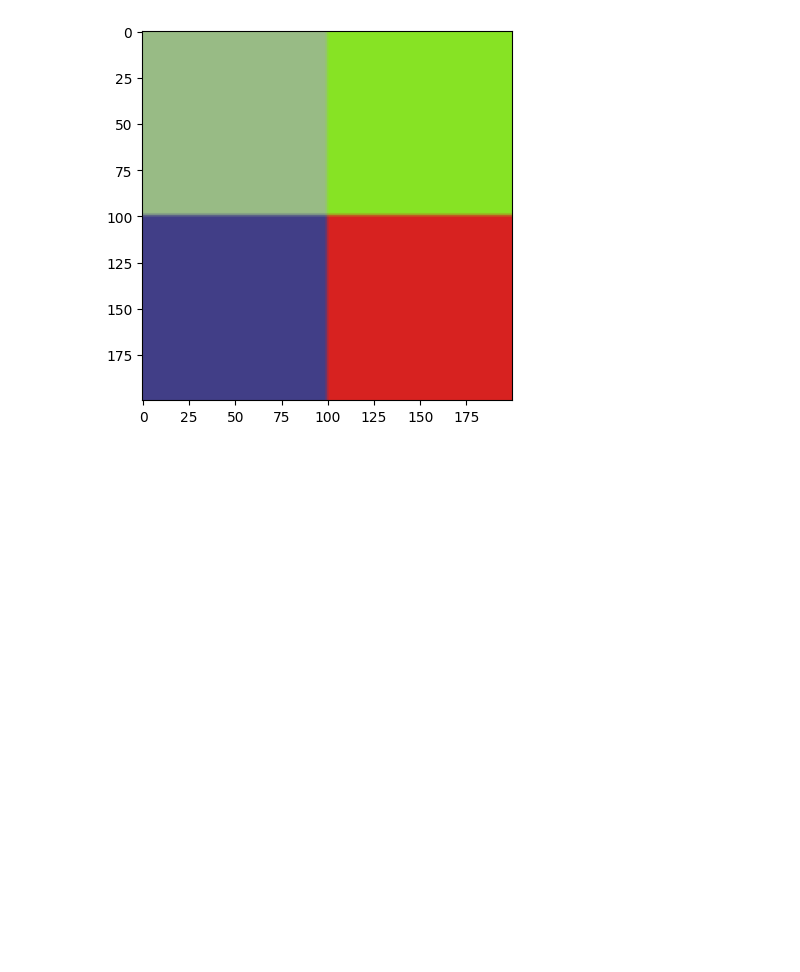
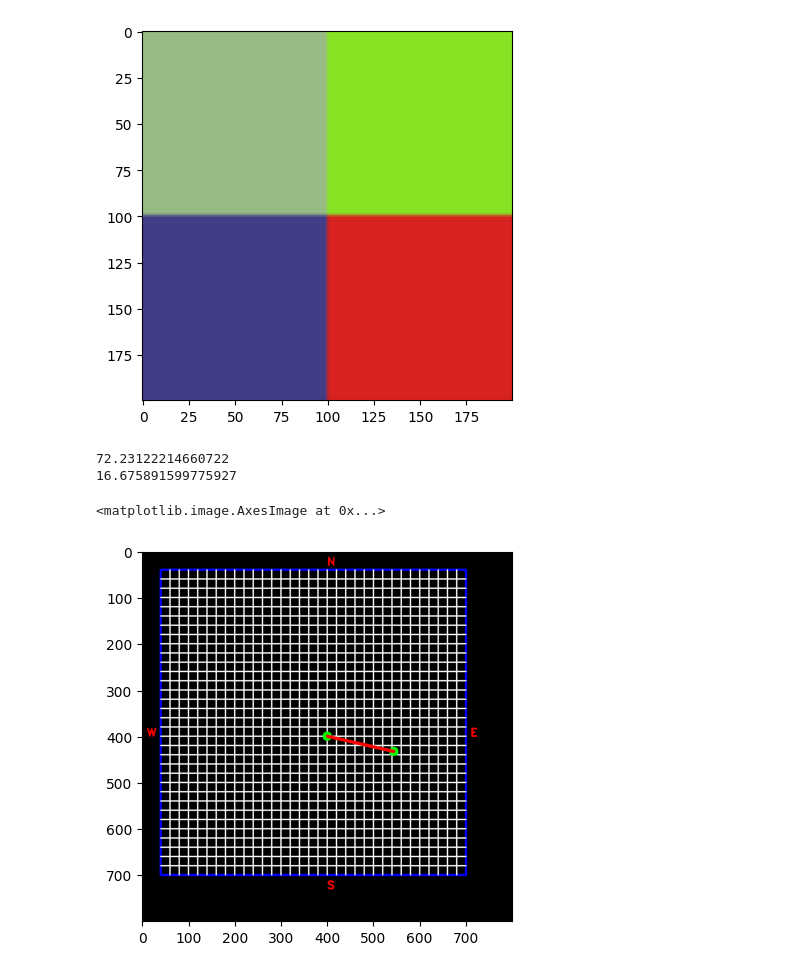
Before and after one commit to Manar-Adel/squad-bsa_Manar-Adel_Vortex, a Jupyter notebook: squad-bsa_Manar-Adel_OpenCV-Part1/squad-bsa_Manar-Adel_OpenCv.ipynb, the cells around one changed output. Saved outputs shown, nothing was run; the diff lists cells and outputs as text; code cells hidden in the pictures; blank space fills up the shorter version.

```diff
--- a/squad-bsa_Manar-Adel_OpenCV-Part1/squad-bsa_Manar-Adel_OpenCv.ipynb
+++ b/squad-bsa_Manar-Adel_OpenCV-Part1/squad-bsa_Manar-Adel_OpenCv.ipynb
@@ -116,3 +116,65 @@ while 1:
 if s:  # S to save a video stream using OpenCV.
     vid.release()
     saved.release()
+# %%
+#task 3
+
+#Read task 3.1 (Determining the location where the float will next surface) written in mate’s 2022 manual.
+#After reading the manual draw the map using OpenCV and solve the problem.
+#Assume that the co-pilot is going to enter the problem’s numbers manually using the terminal.
+import cv2 as cv
+import numpy as np
+import math
+import matplotlib.pyplot as plt
+
+#background all black
+img = np.zeros((800,800,3), np.uint8)
+#width and height of the page
+width= 800
+height = 800
+
+speed = eval(input("Please enter speed in m/s: "))
+time = eval(input("Please enter in hours: "))
+angle = eval(input("Please enter in degrees: "))
+
+#calculations
+time = time*60*60
+speed = speed*time
+speed/=1000
+
+
+#change angles from rad to degree
+x = speed*math.sin(math.radians(angle))
+y = speed * math.cos(math.radians(angle))
+cv.rectangle(img,(40,40),(700,700),(0,0,255),3)
+y*=-1
+print(x)
+print(y)
+x*=2
+y*=2
+
+i=60
+#draw the grid on the window
+while i <700:
+    cv.line(img,(i,40),(i,700),(255, 255, 255), 2)
+    if i<700:
+        cv.line(img, (40,i), (700,i), (255, 255, 255), 2)
+    i+=20
+
+x+=(width/2)
+y+=(height/2)
+
+#display on the window
+cv.putText(img, "N", (int(width/2),30), cv.FONT_HERSHEY_DUPLEX, 0.8, (255,0,0),2)
+cv.putText(img, "S", (int(width/2),730), cv.FONT_HERSHEY_DUPLEX, 0.8, (255,0,0),2)
+cv.putText(img, "W", (10,int(height/2)), cv.FONT_HERSHEY_DUPLEX, 0.8, (255,0,0),2)
+cv.putText(img, "E", (710,int(height/2)), cv.FONT_HERSHEY_DUPLEX, 0.8, (255,0,0),2)
+cv.circle(img, (int(width/2), int(height/2)), 10, (0, 255, 0), cv.FILLED)
+cv.circle(img, (int(x),int(y)),10, (0,255,0), cv.FILLED)
+cv.line(img,(int(width/2), int(height/2)), (int(x),int(y)), (255, 0, 0), 5)
+plt.imshow(img)
+# %% [output]
+72.23122214660722
+16.675891599775927
+<matplotlib.image.AxesImage at 0x...>
+[figure, added]
```
Also changed, not shown: parts of 2 cells of this notebook.
